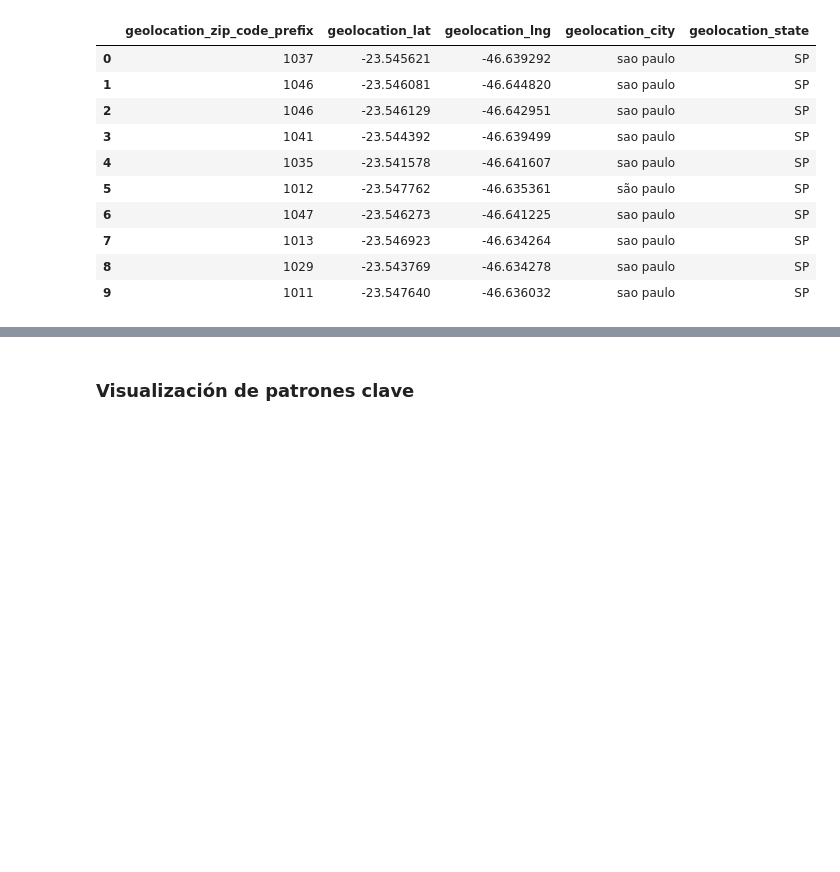
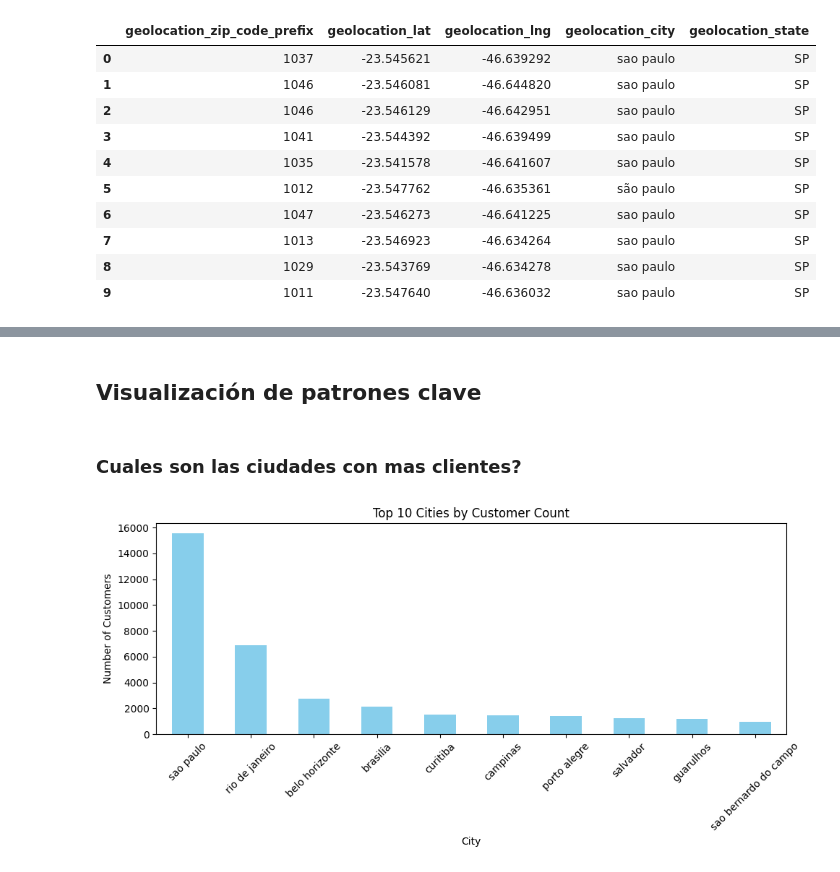
Before and after one commit to JoaquinCampos22155/proyecto3_Mineria, a Jupyter notebook: reporteEDA.ipynb, the cells around one changed output, grey strips where cells are left out. Saved outputs shown, nothing was run; the diff lists cells and outputs as text; code cells hidden in the pictures; blank space fills up the shorter version.

Commit message:
feat: add statistical summary & visualizations

```diff
--- a/reporteEDA.ipynb
+++ b/reporteEDA.ipynb
@@ -211,4 +514,16 @@ geolocation_dataset.head(10)
 # %% [markdown]
-### Visualización de patrones clave
+## Visualización de patrones clave
+# %% [markdown]
+### Cuales son las ciudades con mas clientes?
 # %%
-###
+city_counts = customers_dataset['customer_city'].value_counts().head(10)
+
+city_counts.plot(kind='bar', figsize=(10, 5), color='skyblue')
+plt.title('Top 10 Cities by Customer Count')
+plt.xlabel('City')
+plt.ylabel('Number of Customers')
+plt.xticks(rotation=45)
+plt.tight_layout()
+plt.show()
+# %% [output]
+[figure, added]
```
Also changed, not shown: parts of 68 cells of this notebook.
